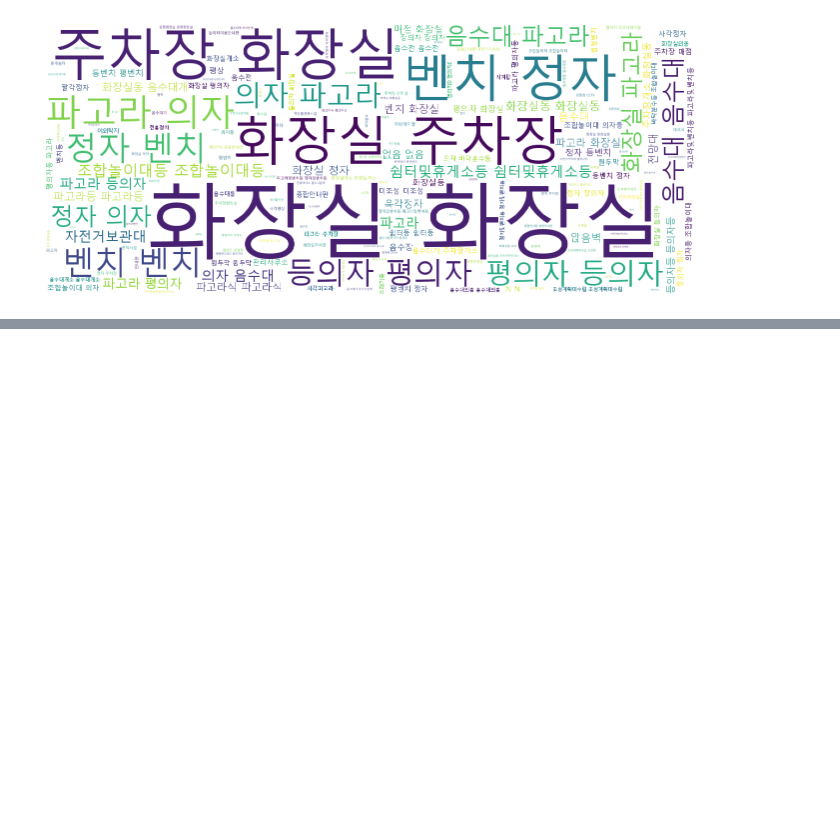
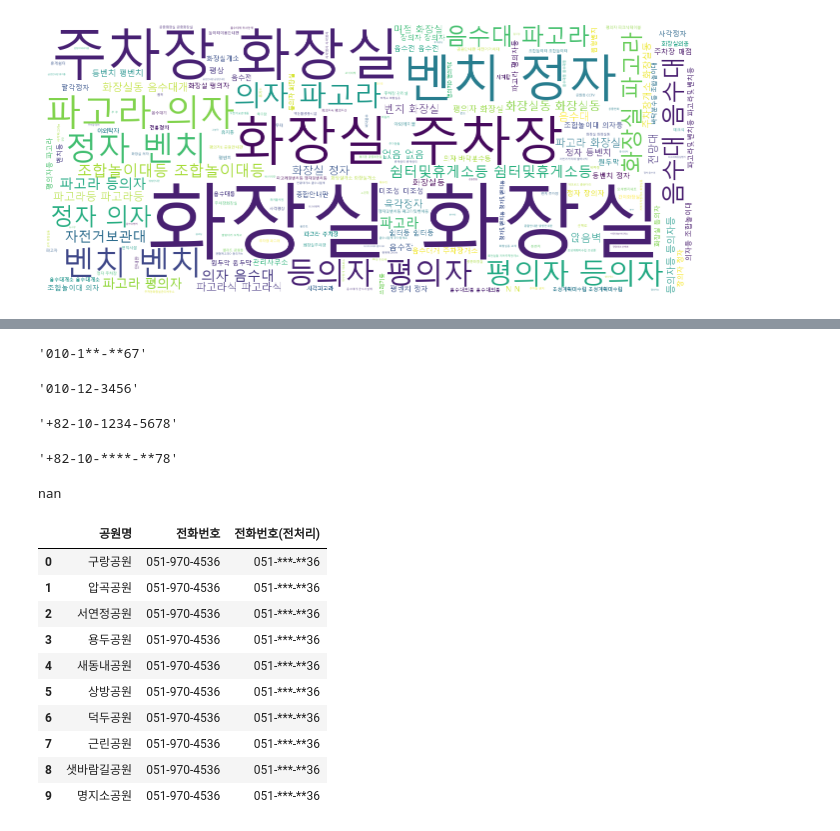
Before and after one commit to pmj3590/inflearn_opendata, a Jupyter notebook: park.ipynb, the cells around one changed output, grey strips where cells are left out. Cells and saved outputs as stored; diff of their text form; code cells hidden in the pictures; blank space fills up the shorter version.

```diff
--- a/park.ipynb
+++ b/park.ipynb
@@ -672,0 +680,7 @@ wordcloud(fac)
+# %%
+# "공원보유시설(편익시설)"에서 문자열 처리를 하기 위해 결측치 제거한 값 가져오기
+# df_fac 변수에 담기
+facilities=["화장실", "주차장", "음수대", "파고리", "정자", "벤치",
+            "의자", "놀이터", "축구장", "야영장", "CCTV"]
+df_fac=df[df["공원보유시설(편익시설)"].notnull()]
+df_fac
@@ -672,0 +701,5 @@ wordcloud(fac)
+# %%
+# facilities 리스트 값을 for문으로 활용해 컬럼 만들기
+# 해당 단어가 들어가면 True, 아니면 False로 표현
+for f in facilities:
+    df[f]=df_fac["공원보유시설(편익시설)"].str.contains(f)
@@ -672,0 +740,57 @@ wordcloud(fac)
+# %%
+# 가운데가 3자리일 때 번호 마스킹이 잘 동작하는지 확인 "010-123-4567"
+re.sub("(\d{3})-(\d{1,2})(\d{2})-(\d{2})(\d{2})",
+       r"\1-\2**-**\5", "010-123-4567")
+# %% [output]
+'010-1**-**67'
+# %%
+# 가운데가 2자리일 때 번호 마스킹이 잘 동작하는지 확인 "010-12-3456"
+re.sub("(\d{3})-(\d{1,2})(\d{2})-(\d{2})(\d{2})",
+       r"\1-\2**-**\5", "010-12-3456")
+# %% [output]
+'010-12-3456'
+# %%
+# 국가번호가 들어갈 때 확인 "+82-10-1234-5678"
+# -가 들어가거나 예외사항이 있을 때, 마스킹 되지 않을 수 있음. 함수로 해결
+re.sub("(\d{3})-(\d{1,2})(\d{2})-(\d{2})(\d{2})",
+       r"\1-\2**-**\5", "+82-10-1234-5678")
+# %% [output]
+'+82-10-1234-5678'
+# %%
+# 함수로 가운데 들어오는 번호 마스킹하도록 처리
+# 국제번호 등 다양한 형식의 번호가 들어올 때
+phone="+82-10-1234-5678"
+def mask_phone_number(phone):
+    if pd.isnull(phone):
+        return phone
+
+    num=phone.split("-")
+    num_len=len(num)//2
+    num[num_len]= re.sub("\w", "*", num[num_len])
+    num[-1]=re.sub("(\d{2})(\d{2})", r"**\2", num[-1])
+    return "-".join(num)
+
+mask_phone_number(phone)
+# %% [output]
+'+82-10-****-**78'
+# %%
+# 결측치가 들어갔을 때 오류가 나기 때문에 결측치 체크
+mask_phone_number(np.nan)
+# %% [output]
+nan
+# %%
+# 위에서 만든 함수를 map에 적용
+df["전화번호(전처리)"]=df["전화번호"].map(mask_phone_number)
+df[["공원명", "전화번호", "전화번호(전처리)"]].head(10)
+# %% [output]
+|  | 공원명 | 전화번호 | 전화번호(전처리) |
+| 0 | 구랑공원 | 051-970-4536 | 051-***-**36 |
+| 1 | 압곡공원 | 051-970-4536 | 051-***-**36 |
+| 2 | 서연정공원 | 051-970-4536 | 051-***-**36 |
+| 3 | 용두공원 | 051-970-4536 | 051-***-**36 |
+| 4 | 새동내공원 | 051-970-4536 | 051-***-**36 |
+| 5 | 상방공원 | 051-970-4536 | 051-***-**36 |
+| 6 | 덕두공원 | 051-970-4536 | 051-***-**36 |
+| 7 | 근린공원 | 051-970-4536 | 051-***-**36 |
+| 8 | 샛바람길공원 | 051-970-4536 | 051-***-**36 |
+| 9 | 명지소공원 | 051-970-4536 | 051-***-**36 |
```
Also changed, not shown: parts of 27 cells of this notebook.
